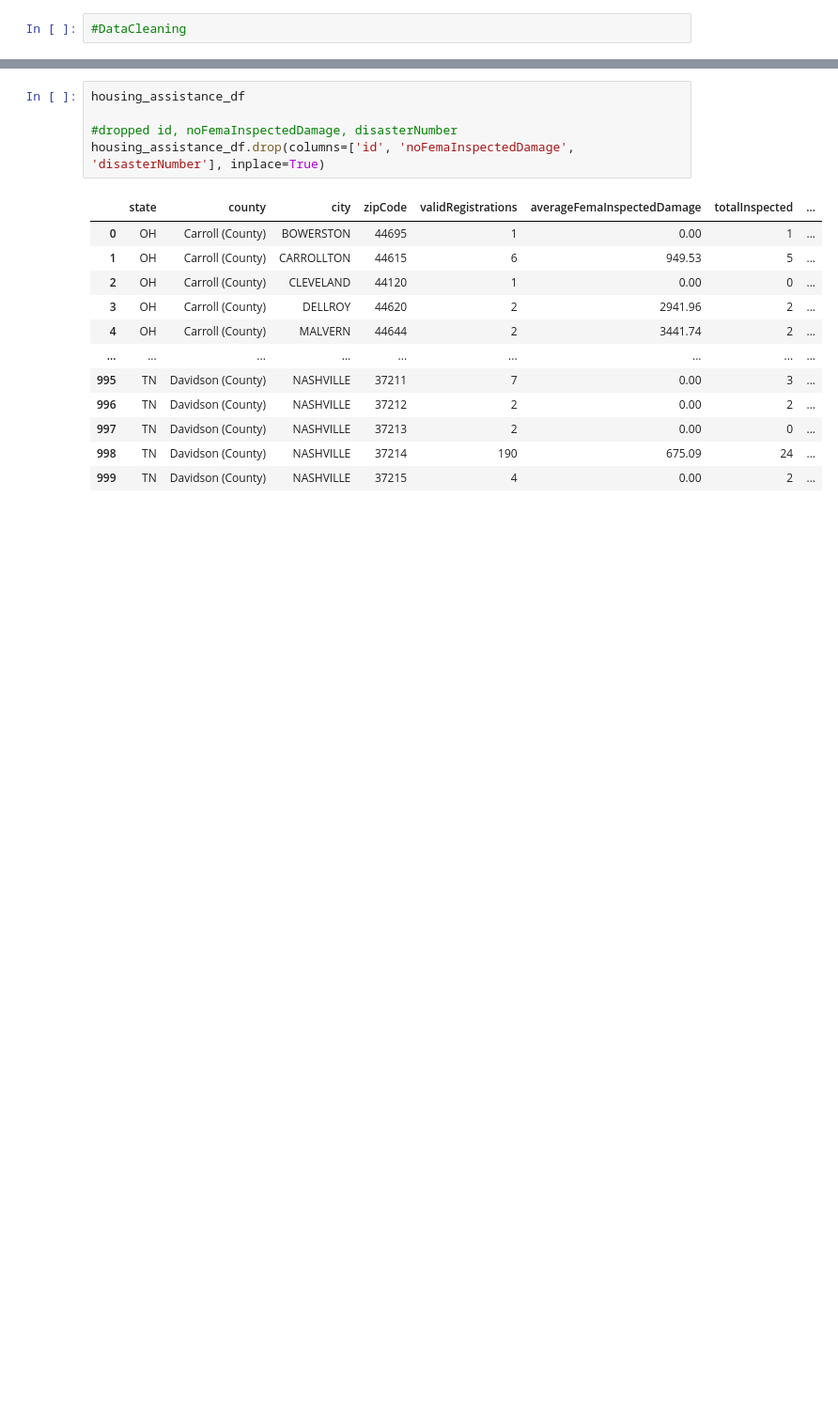
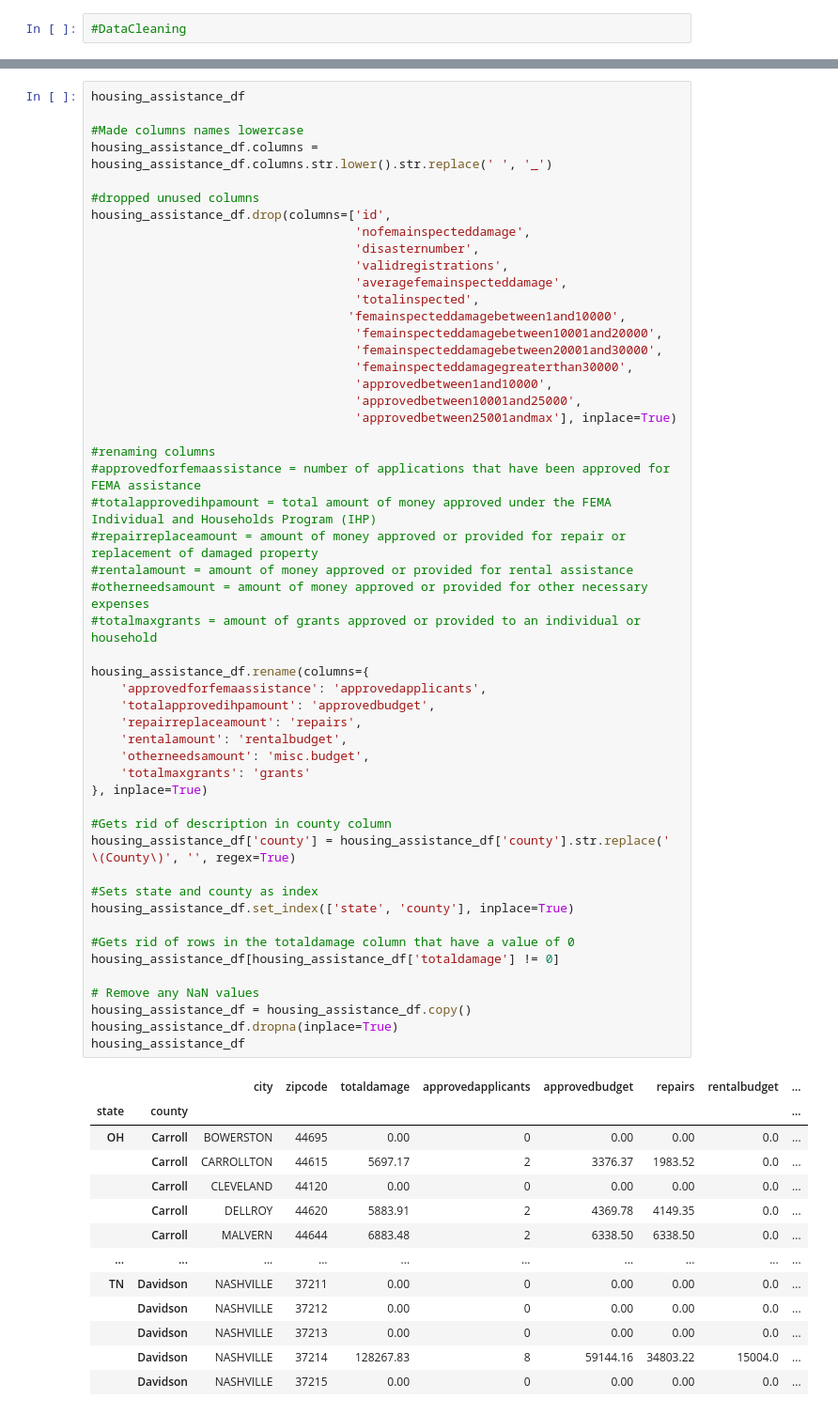
Before and after one commit to DavidnBui/DataStormers, a Jupyter notebook: New_Testing.ipynb, the cells around one changed output, grey strips where cells are left out. Shown at 94% size. Cells and saved outputs as stored; diff of their text form; blank space fills up the shorter version.

```diff
--- a/New_Testing.ipynb
+++ b/New_Testing.ipynb
@@ -322,18 +328,65 @@ dtype: int64
 # %%
 housing_assistance_df
 
-#dropped id, noFemaInspectedDamage, disasterNumber
-housing_assistance_df.drop(columns=['id', 'noFemaInspectedDamage', 'disasterNumber'], inplace=True)
+#Made columns names lowercase
+housing_assistance_df.columns = housing_assistance_df.columns.str.lower().str.replace(' ', '_')
+
+#dropped unused columns
+housing_assistance_df.drop(columns=['id',
+                                    'nofemainspecteddamage',
+                                    'disasternumber',
+                                    'validregistrations',
+                                    'averagefemainspecteddamage',
+                                    'totalinspected',
+                                   'femainspecteddamagebetween1and10000',
+                                    'femainspecteddamagebetween10001and20000',
+                                    'femainspecteddamagebetween20001and30000',
+                                    'femainspecteddamagegreaterthan30000',
+                                    'approvedbetween1and10000',
+                                    'approvedbetween10001and25000',
+                                    'approvedbetween25001andmax'], inplace=True)
+
+#renaming columns
+#approvedforfemaassistance = number of applications that have been approved for FEMA assistance
+#totalapprovedihpamount = total amount of money approved under the FEMA Individual and Households Program (IHP)
+#repairreplaceamount = amount of money approved or provided for repair or replacement of damaged property
+#rentalamount = amount of money approved or provided for rental assistance
+#otherneedsamount = amount of money approved or provided for other necessary expenses
+#totalmaxgrants = amount of grants approved or provided to an individual or household
+
+housing_assistance_df.rename(columns={
+    'approvedforfemaassistance': 'approvedapplicants',
+    'totalapprovedihpamount': 'approvedbudget',
+    'repairreplaceamount': 'repairs',
+    'rentalamount': 'rentalbudget',
+    'otherneedsamount': 'misc.budget',
+    'totalmaxgrants': 'grants'
+}, inplace=True)
+
+#Gets rid of description in county column
+housing_assistance_df['county'] = housing_assistance_df['county'].str.replace(' \(County\)', '', regex=True)
+
+#Sets state and county as index
+housing_assistance_df.set_index(['state', 'county'], inplace=True)
+
+#Gets rid of rows in the totaldamage column that have a value of 0
+housing_assistance_df[housing_assistance_df['totaldamage'] != 0]
+
+# Remove any NaN values
+housing_assistance_df = housing_assistance_df.copy()
+housing_assistance_df.dropna(inplace=True)
+housing_assistance_df
 # %% [output]
-|  | state | county | city | zipCode | validRegistrations | averageFemaInspectedDamage | totalInspected | ... |
-| 0 | OH | Carroll (County) | BOWERSTON | 44695 | 1 | 0.00 | 1 | ... |
-| 1 | OH | Carroll (County) | CARROLLTON | 44615 | 6 | 949.53 | 5 | ... |
-| 2 | OH | Carroll (County) | CLEVELAND | 44120 | 1 | 0.00 | 0 | ... |
-| 3 | OH | Carroll (County) | DELLROY | 44620 | 2 | 2941.96 | 2 | ... |
-| 4 | OH | Carroll (County) | MALVERN | 44644 | 2 | 3441.74 | 2 | ... |
-| ... | ... | ... | ... | ... | ... | ... | ... | ... |
-| 995 | TN | Davidson (County) | NASHVILLE | 37211 | 7 | 0.00 | 3 | ... |
-| 996 | TN | Davidson (County) | NASHVILLE | 37212 | 2 | 0.00 | 2 | ... |
-| 997 | TN | Davidson (County) | NASHVILLE | 37213 | 2 | 0.00 | 0 | ... |
-| 998 | TN | Davidson (County) | NASHVILLE | 37214 | 190 | 675.09 | 24 | ... |
-| 999 | TN | Davidson (County) | NASHVILLE | 37215 | 4 | 0.00 | 2 | ... |
+|  |  | city | zipcode | totaldamage | approvedapplicants | approvedbudget | repairs | rentalbudget | ... |
+| state | county |  |  |  |  |  |  |  | ... |
+| OH | Carroll | BOWERSTON | 44695 | 0.00 | 0 | 0.00 | 0.00 | 0.0 | ... |
+|  | Carroll | CARROLLTON | 44615 | 5697.17 | 2 | 3376.37 | 1983.52 | 0.0 | ... |
+|  | Carroll | CLEVELAND | 44120 | 0.00 | 0 | 0.00 | 0.00 | 0.0 | ... |
+|  | Carroll | DELLROY | 44620 | 5883.91 | 2 | 4369.78 | 4149.35 | 0.0 | ... |
+|  | Carroll | MALVERN | 44644 | 6883.48 | 2 | 6338.50 | 6338.50 | 0.0 | ... |
+| ... | ... | ... | ... | ... | ... | ... | ... | ... | ... |
+| TN | Davidson | NASHVILLE | 37211 | 0.00 | 0 | 0.00 | 0.00 | 0.0 | ... |
+|  | Davidson | NASHVILLE | 37212 | 0.00 | 0 | 0.00 | 0.00 | 0.0 | ... |
+|  | Davidson | NASHVILLE | 37213 | 0.00 | 0 | 0.00 | 0.00 | 0.0 | ... |
+|  | Davidson | NASHVILLE | 37214 | 128267.83 | 8 | 59144.16 | 34803.22 | 15004.0 | ... |
+|  | Davidson | NASHVILLE | 37215 | 0.00 | 0 | 0.00 | 0.00 | 0.0 | ... |
```
Also changed, not shown: parts of 5 cells of this notebook, 2 other files.
